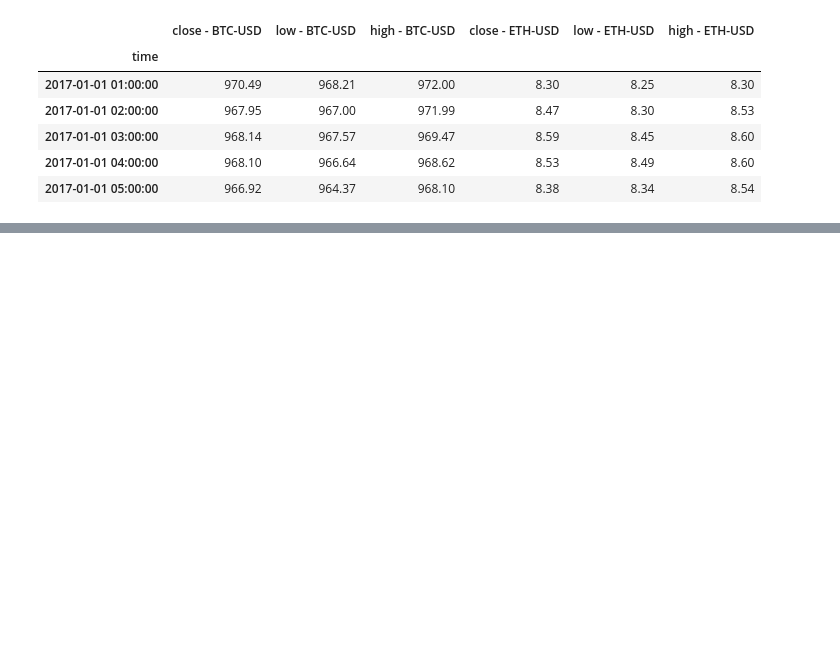
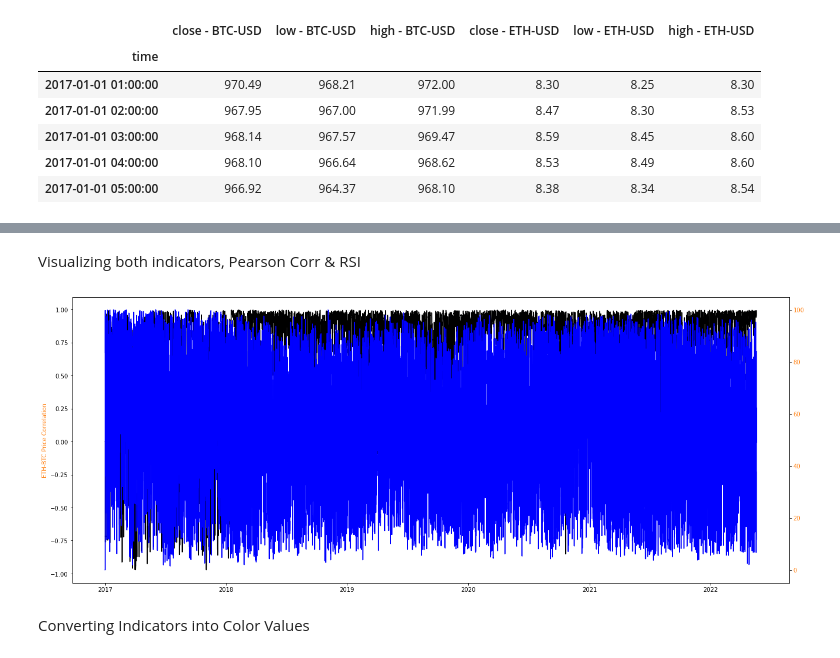
Before and after one commit to HoussamZak/Color_Coded_Crypto_Charts_with_MFI-Money-Flow-Index-, a Jupyter notebook: 1_.ipynb, the cells around one changed output, grey strips where cells are left out. Drawn from its saved outputs; the diff is of its cells as text; code cells hidden in the pictures; blank space fills up the shorter version.

```diff
--- a/1_.ipynb
+++ b/1_.ipynb
@@ -89,0 +119,51 @@ DF.tail()
+# %%
+def indicators(DF):
+
+    #30 Days Pearson Correlation
+    corr_period = 30
+    columntoadd = [0] * corr_period
+
+    DF = DF.fillna(0)
+    for i in range(len(DF) - corr_period):
+        btc = DF['close - BTC-USD'][i:i + corr_period]
+        eth = DF['close - ETH-USD'][i:i + corr_period]
+        corr,_ = pearsonr(btc, eth)
+        columntoadd.append(corr)
+
+    #Incorporating the colours into our original Dataframe
+    DF.insert(2, "Pearson_Corr", columntoadd, True)
+
+    # Moving averages for RSI => Calculating moving averages on high lows and standard deviation on different periods
+    # Calculations to be added to DF
+
+    DF['M_A_200_low'] = DF['low - BTC-USD'].rolling(window = 200).min()
+    DF['M_A_14_low'] = DF['low - BTC-USD'].rolling(window = 14).min()
+    DF['M_A_200_high'] = DF['high - BTC-USD'].rolling(window = 200).max()
+    DF['M_A_14_high'] = DF['high - BTC-USD'].rolling(window = 14).max()
+
+    # RSI
+    DF['K-ratio'] = 100*((DF['close - BTC-USD'] - DF['M_A_14_low']) / (DF['M_A_14_high'] - DF['M_A_14_low']))
+    DF['RSI'] = DF['K-ratio'].rolling(window = 3).mean()
+
+    DF.fillna(0, inplace= True)
+    return DF
+
+DFind = indicators(DF)
+# %% [markdown]
+Visualizing both indicators, Pearson Corr & RSI
+# %%
+fig, ax1 = plt.subplots(figsize = (22,9), sharex = False)
+plt.ylabel('ETH-BTC Price Correlation', color = color)
+
+x = y = DFind.index
+
+ax1.plot(x,DFind['Pearson_Corr'], color = 'black')
+ax2 = ax1.twinx()
+ax2.plot(x, DFind['RSI'], color = 'blue')
+
+plt.tick_params(axis='y', labelcolor = color)
+plt.show()
+# %% [output]
+[figure, added]
+# %% [markdown]
+Converting Indicators into Color Values
```
Also changed, not shown: parts of 10 cells of this notebook.
